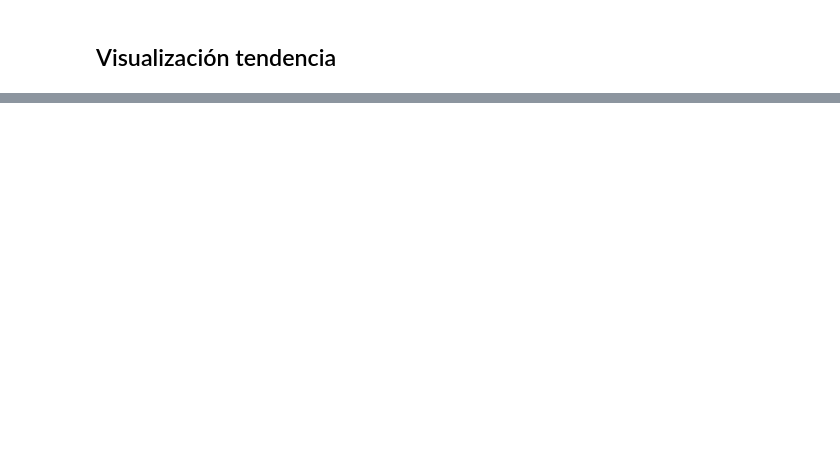
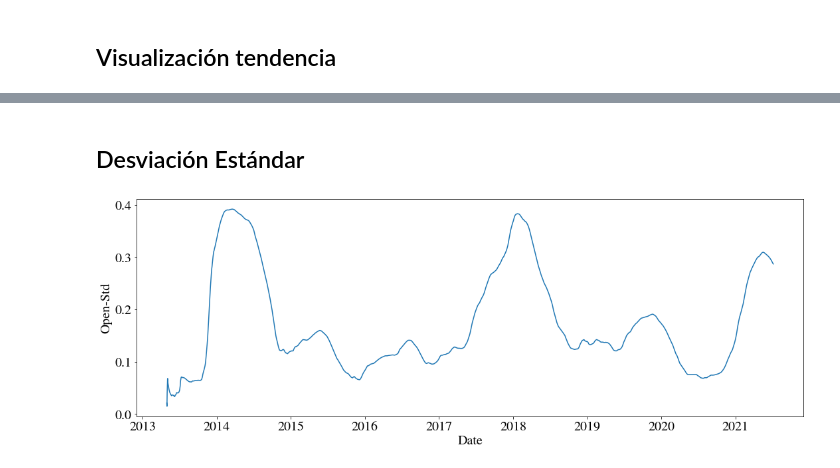
Before and after one commit to Eherran/monografia, a Jupyter notebook: Codigo/01_EDA.ipynb, the cells around one changed output, grey strips where cells are left out. Cells and saved outputs as stored; diff of their text form; code cells hidden in the pictures; blank space fills up the shorter version.

```diff
--- a/Codigo/01_EDA.ipynb
+++ b/Codigo/01_EDA.ipynb
@@ -134,0 +392,2 @@ plt.show()
+# %%
+bitcoinOpen_log10 = bitcoinOpen.apply(lambda x: np.log10(x))
@@ -134,0 +408,12 @@ plt.show()
+# %% [markdown]
+## Desviación Estándar
+# %%
+bitcoinOpen_std = bitcoinOpen_log10.rolling(window = 365, min_periods=1).std() # Media movil
+
+fig = plt.figure(figsize=(18,6))
+plt.plot(bitcoinOpen_std.index,bitcoinOpen_std.values)
+plt.xlabel('Date')
+plt.ylabel('Open-Std')
+plt.show()
+# %% [output]
+[figure, added]
```
Also changed, not shown: parts of 78 cells of this notebook.
